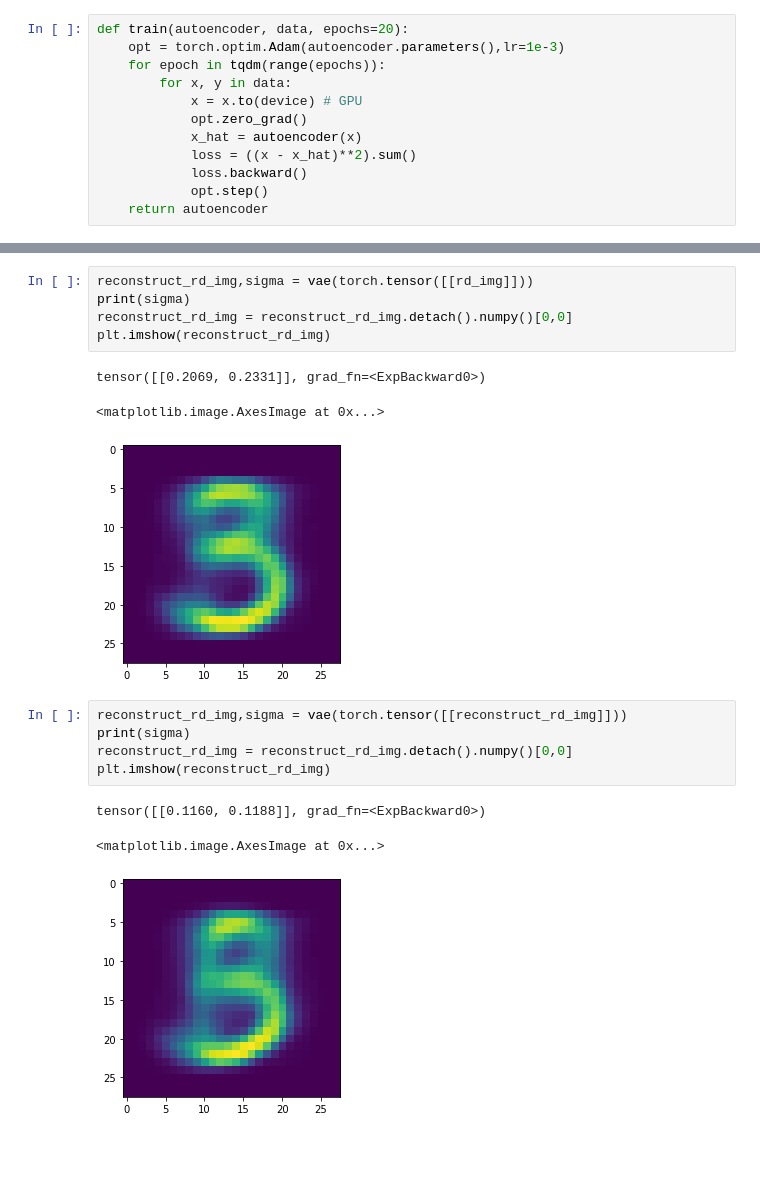
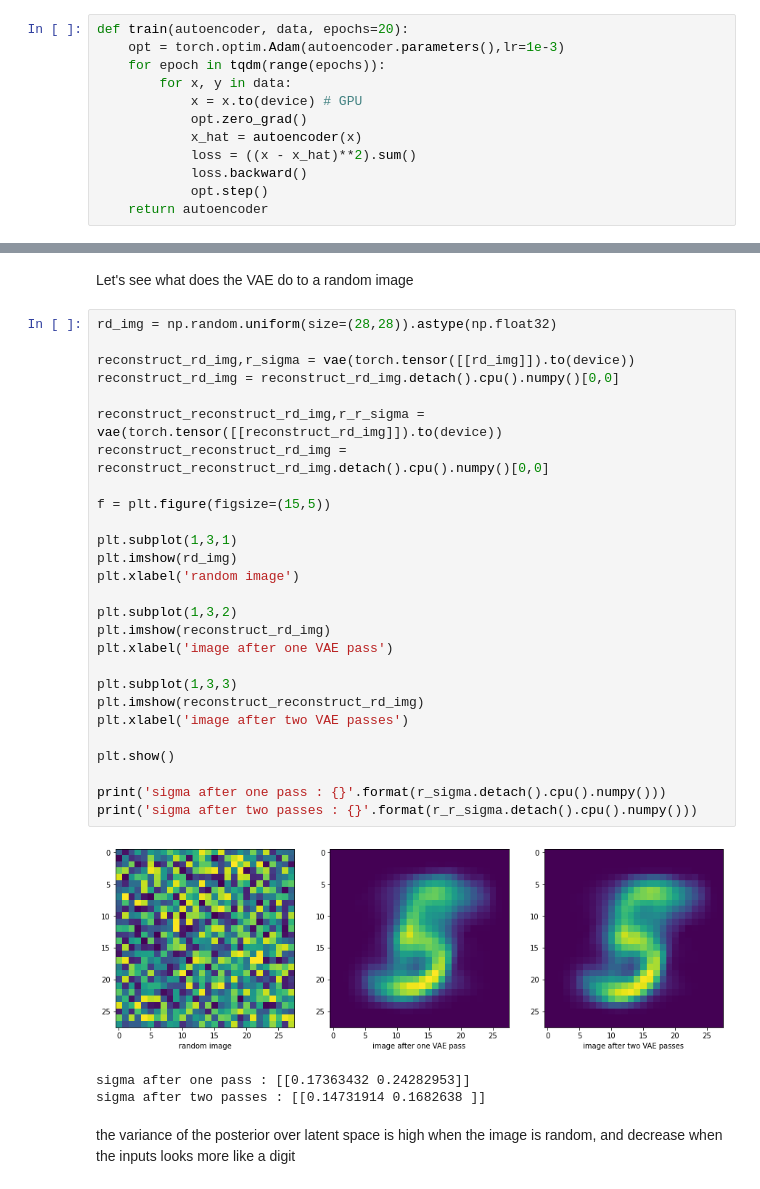
Before and after one commit to FelixHub/serotonin_model, a Jupyter notebook: vae.ipynb, the cells around one changed output, grey strips where cells are left out. Saved outputs shown, nothing was run; the diff lists cells and outputs as text; blank space fills up the shorter version.

```diff
--- a/vae.ipynb
+++ b/vae.ipynb
@@ -245,18 +197,35 @@ plt.imshow(rd_img)
-# %%
-reconstruct_rd_img,sigma = vae(torch.tensor([[rd_img]]))
-print(sigma)
-reconstruct_rd_img = reconstruct_rd_img.detach().numpy()[0,0]
-plt.imshow(reconstruct_rd_img)
-# %% [output]
-tensor([[0.2069, 0.2331]], grad_fn=<ExpBackward0>)
-<matplotlib.image.AxesImage at 0x...>
-[figure, removed]
-# %%
-reconstruct_rd_img,sigma = vae(torch.tensor([[reconstruct_rd_img]]))
-print(sigma)
-reconstruct_rd_img = reconstruct_rd_img.detach().numpy()[0,0]
-plt.imshow(reconstruct_rd_img)
-# %% [output]
-tensor([[0.1160, 0.1188]], grad_fn=<ExpBackward0>)
-<matplotlib.image.AxesImage at 0x...>
-[figure, removed]
+# %% [markdown]
+Let's see what does the VAE do to a random image
+# %%
+rd_img = np.random.uniform(size=(28,28)).astype(np.float32)
+
+reconstruct_rd_img,r_sigma = vae(torch.tensor([[rd_img]]).to(device))
+reconstruct_rd_img = reconstruct_rd_img.detach().cpu().numpy()[0,0]
+
+reconstruct_reconstruct_rd_img,r_r_sigma = vae(torch.tensor([[reconstruct_rd_img]]).to(device))
+reconstruct_reconstruct_rd_img = reconstruct_reconstruct_rd_img.detach().cpu().numpy()[0,0]
+
+f = plt.figure(figsize=(15,5))
+
+plt.subplot(1,3,1)
+plt.imshow(rd_img)
+plt.xlabel('random image')
+
+plt.subplot(1,3,2)
+plt.imshow(reconstruct_rd_img)
+plt.xlabel('image after one VAE pass')
+
+plt.subplot(1,3,3)
+plt.imshow(reconstruct_reconstruct_rd_img)
+plt.xlabel('image after two VAE passes')
+
+plt.show()
+
+print('sigma after one pass : {}'.format(r_sigma.detach().cpu().numpy()))
+print('sigma after two passes : {}'.format(r_r_sigma.detach().cpu().numpy()))
+# %% [output]
+[figure, added]
+sigma after one pass : [[0.17363432 0.24282953]]
+sigma after two passes : [[0.14731914 0.1682638 ]]
+# %% [markdown]
+the variance of the posterior over latent space is high when the image is random, and decrease when the inputs looks more like a digit
```
Also changed, not shown: parts of 19 cells of this notebook, 5 other files.
